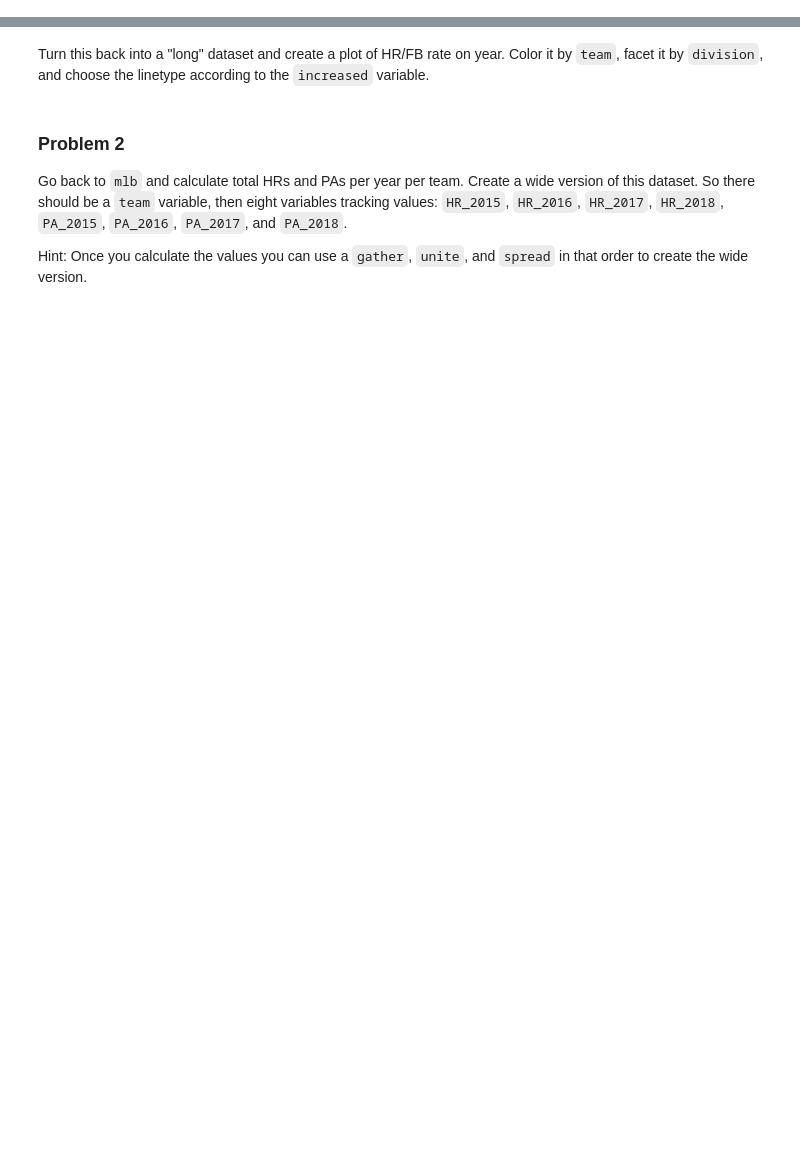
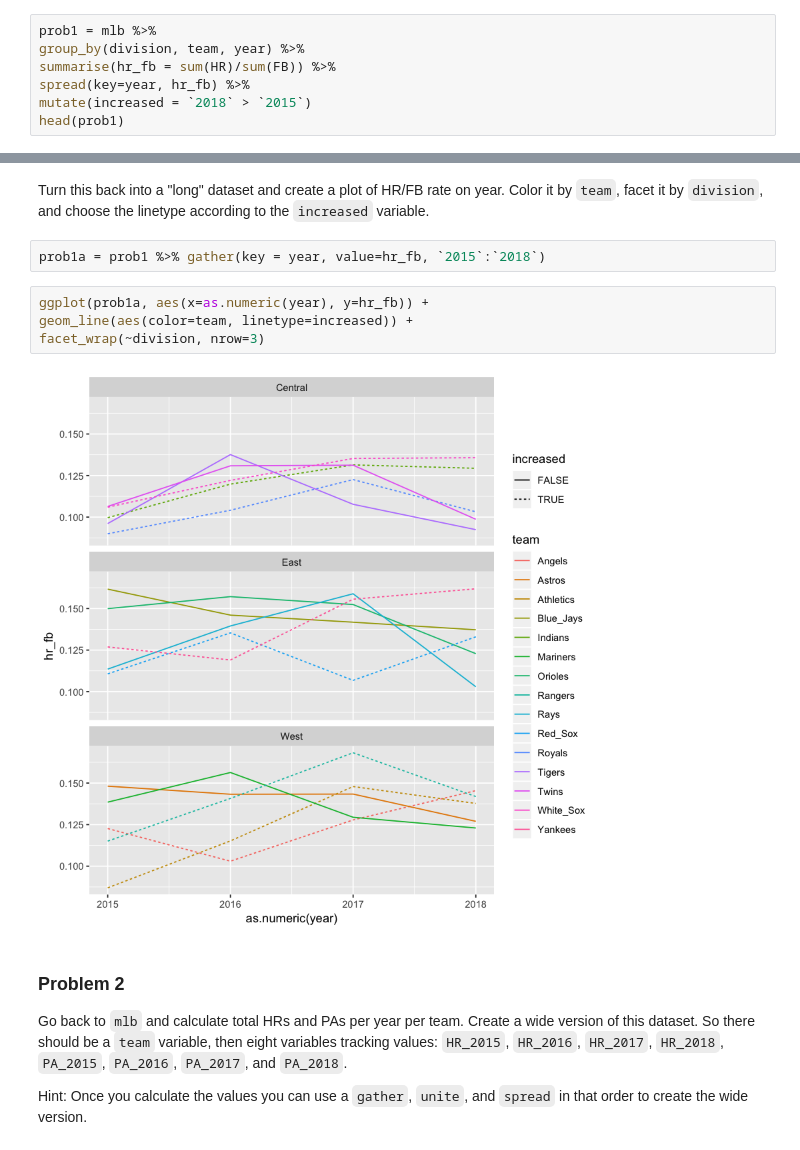
Before and after one commit to bmanzo/stats306_labs, a Jupyter notebook: lab05/stats306_lab05.ipynb, the cells around one changed output, grey strips where cells are left out. Drawn from its saved outputs; the diff is of its cells as text; blank space fills up the shorter version.

```diff
--- a/lab05/stats306_lab05.ipynb
+++ b/lab05/stats306_lab05.ipynb
@@ -123,3 +123,10 @@ cols(
 Calculate the HR per FB rate for each team and year. Convert this to a long dataset, so your variables should be `division`, `team`, and `2015`-`2018`, where values are the HR/FB rate. Note that you should ensure that `division` is still in the dataset.
 
 Create a variable called `increased`, which checks if the HR/FB rate was higher in 2018 than it was in 2015 for that team.
+# %%
+prob1 = mlb %>%
+group_by(division, team, year) %>%
+summarise(hr_fb = sum(HR)/sum(FB)) %>%
+spread(key=year, hr_fb) %>%
+mutate(increased = `2018` > `2015`)
+head(prob1)
@@ -126,5 +142,13 @@ Create a variable called `increased`, which checks if the HR/FB rate was higher
 # %% [markdown]
 Turn this back into a "long" dataset and create a plot of HR/FB rate on year. Color it by `team`, facet it by `division`, and choose the linetype according to the `increased` variable.
+# %%
+prob1a = prob1 %>% gather(key = year, value=hr_fb, `2015`:`2018`)
+# %%
+ggplot(prob1a, aes(x=as.numeric(year), y=hr_fb)) +
+geom_line(aes(color=team, linetype=increased)) +
+facet_wrap(~division, nrow=3)
+# %% [output]
+[figure, added]
 # %% [markdown]
 ### Problem 2
 
```
Also changed, not shown: parts of 5 cells of this notebook, 1 other file.
